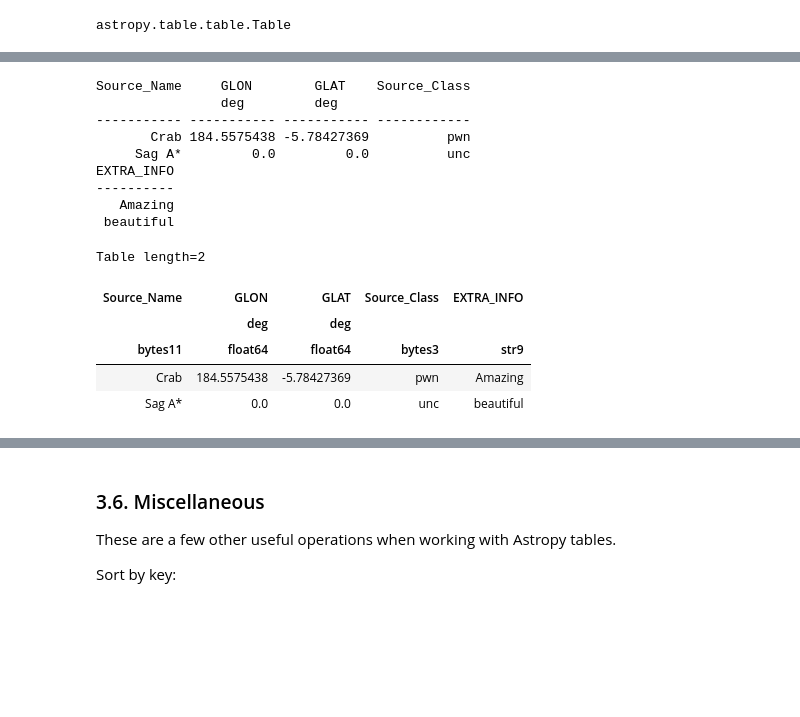
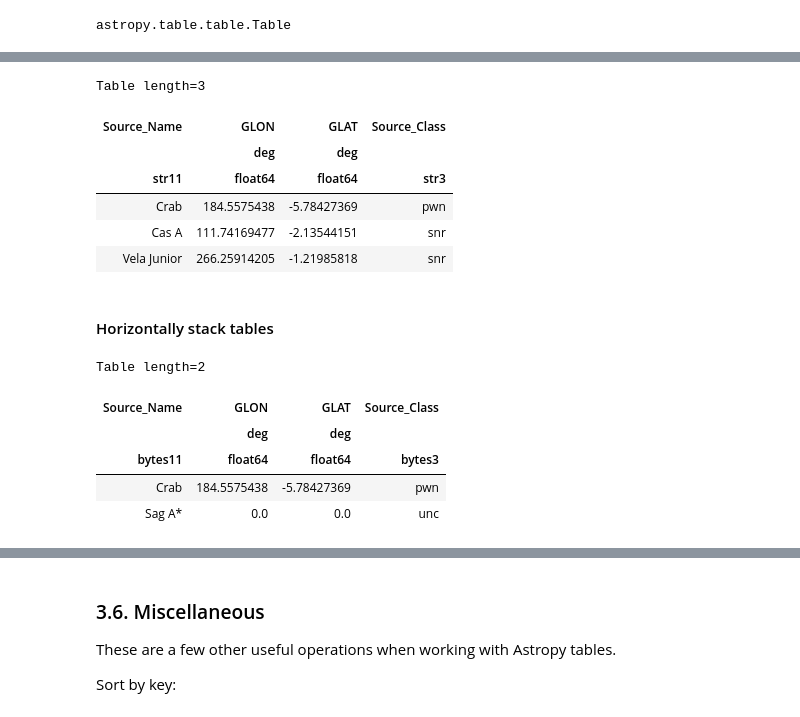
Before and after one commit to JouvinLea/Escape2022, a Jupyter notebook: astropy/astropy_hands_on.ipynb, the cells around one changed output, grey strips where cells are left out. Cells and saved outputs as stored; diff of their text form; code cells hidden in the pictures; blank space fills up the shorter version.

```diff
--- a/astropy/astropy_hands_on.ipynb
+++ b/astropy/astropy_hands_on.ipynb
@@ -681,26 +653,27 @@ Table length=3
+# %%
+vstack_table=vstack([table_1, table_2])
+vstack_table
+# %% [output]
+Table length=3
+| Source_Name | GLON | GLAT | Source_Class |
+|  | deg | deg |  |
+| str11 | float64 | float64 | str3 |
+| Crab | 184.5575438 | -5.78427369 | pwn |
+| Cas A | 111.74169477 | -2.13544151 | snr |
+| Vela Junior | 266.25914205 | -1.21985818 | snr |
+# %% [markdown]
+#### Horizontally stack tables
 # %%
-# Horizontally stack tables
 from astropy.table import hstack
 table=Table.read('data/example.fits')
 table_1=table[0:2]
-table_2 = Table({'EXTRA_INFO': ["Amazing", "beautiful"]})
-print(table_1)
-print(table_2)
-hstack_table=hstack([table_1, table_2], join_type="outer")
-hstack_table
+table_2 = Table({'EXTRA_INFO': ["Amazing", "Beautiful"]})
-# %% [output]
-Source_Name     GLON        GLAT    Source_Class
-                deg         deg
------------ ----------- ----------- ------------
-       Crab 184.5575438 -5.78427369          pwn
-     Sag A*         0.0         0.0          unc
-EXTRA_INFO
-----------
-   Amazing
- beautiful
-Table length=2
-| Source_Name | GLON | GLAT | Source_Class | EXTRA_INFO |
-|  | deg | deg |  |  |
-| bytes11 | float64 | float64 | bytes3 | str9 |
-| Crab | 184.5575438 | -5.78427369 | pwn | Amazing |
-| Sag A* | 0.0 | 0.0 | unc | beautiful |
+# %%
+table_1
+# %% [output]
+Table length=2
+| Source_Name | GLON | GLAT | Source_Class |
+|  | deg | deg |  |
+| bytes11 | float64 | float64 | bytes3 |
+| Crab | 184.5575438 | -5.78427369 | pwn |
+| Sag A* | 0.0 | 0.0 | unc |
```
Also changed, not shown: parts of 40 cells of this notebook, 8 other files.
